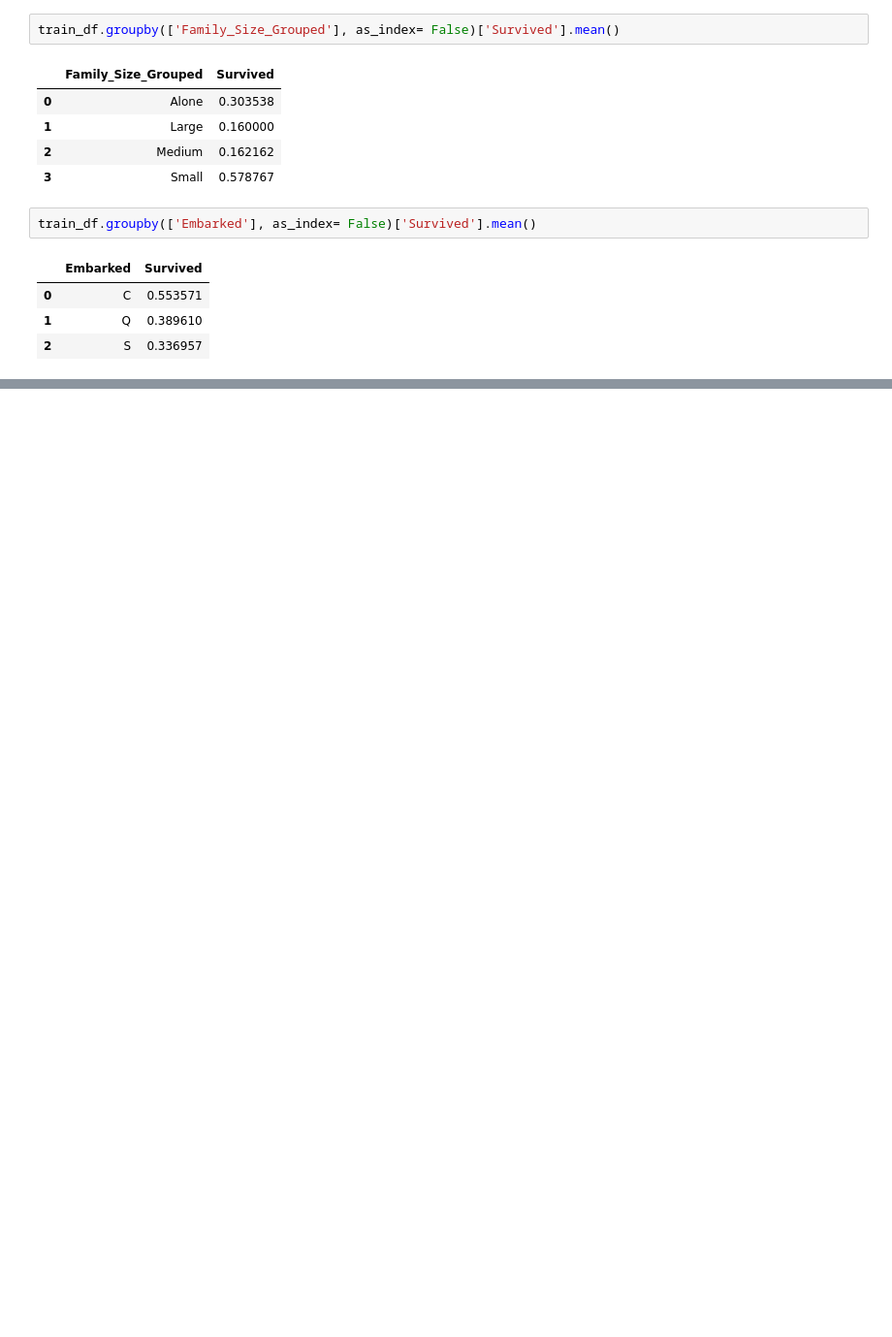
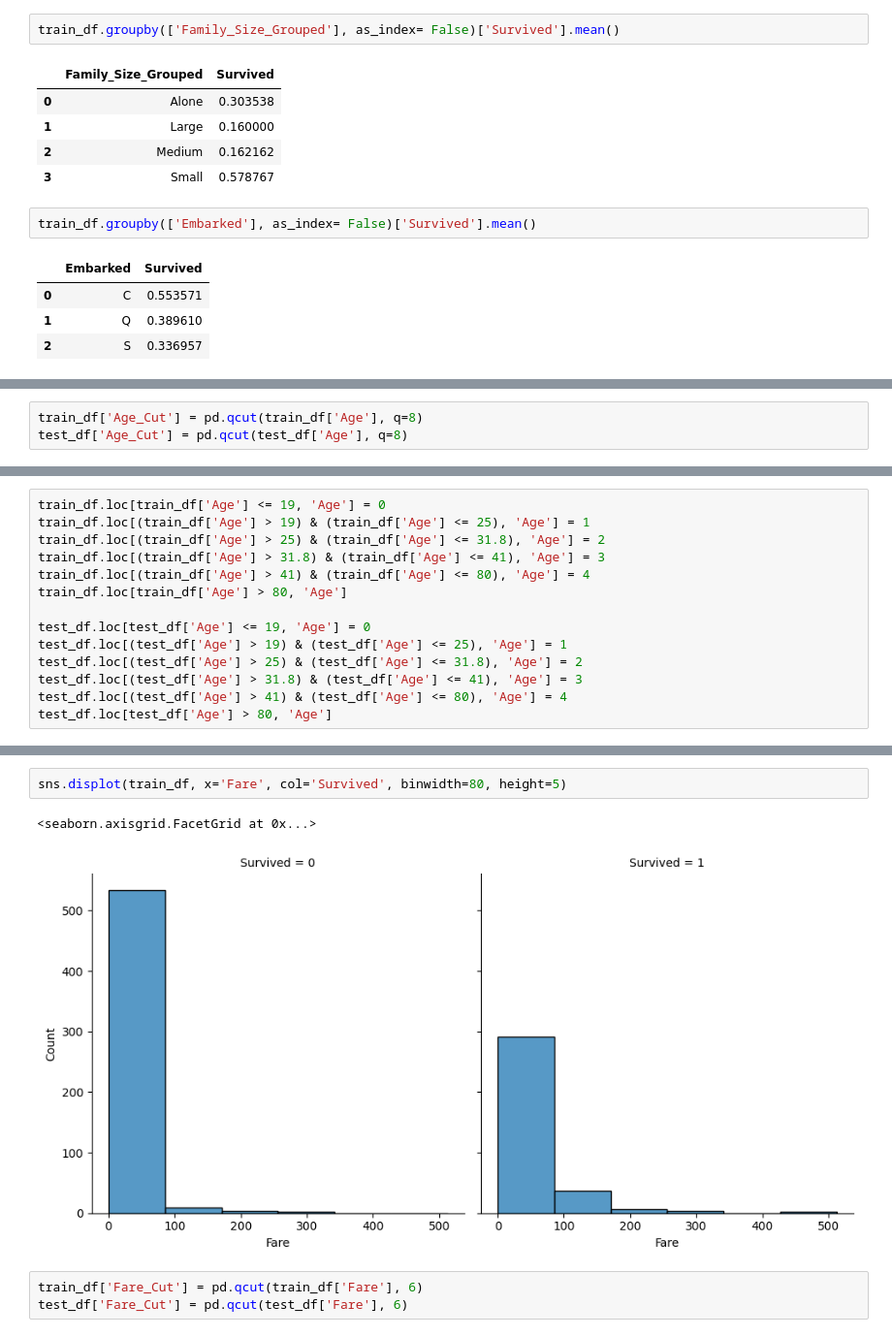
Before and after one commit to vicKituku/titanic-data-project, a Jupyter notebook: titanic.ipynb, the cells around one changed output, grey strips where cells are left out. Shown: that part at 97% size. Cells and saved outputs as stored; diff of their text form; blank space fills up the shorter version.

Commit message:
qcut fare and grouping by title

```diff
--- a/titanic.ipynb
+++ b/titanic.ipynb
@@ -179,3 +162,6 @@ sns.displot(data=train_df, x='Age', col='Survived', binwidth = 10,height = 5, kd
 # %% [output]
 <seaborn.axisgrid.FacetGrid at 0x...>
 [figure]
+# %%
+train_df['Age_Cut'] = pd.qcut(train_df['Age'], q=8)
+test_df['Age_Cut'] = pd.qcut(test_df['Age'], q=8)
@@ -181,0 +180,14 @@ sns.displot(data=train_df, x='Age', col='Survived', binwidth = 10,height = 5, kd
+# %%
+train_df.loc[train_df['Age'] <= 19, 'Age'] = 0
+train_df.loc[(train_df['Age'] > 19) & (train_df['Age'] <= 25), 'Age'] = 1
+train_df.loc[(train_df['Age'] > 25) & (train_df['Age'] <= 31.8), 'Age'] = 2
+train_df.loc[(train_df['Age'] > 31.8) & (train_df['Age'] <= 41), 'Age'] = 3
+train_df.loc[(train_df['Age'] > 41) & (train_df['Age'] <= 80), 'Age'] = 4
+train_df.loc[train_df['Age'] > 80, 'Age']
+
+test_df.loc[test_df['Age'] <= 19, 'Age'] = 0
+test_df.loc[(test_df['Age'] > 19) & (test_df['Age'] <= 25), 'Age'] = 1
+test_df.loc[(test_df['Age'] > 25) & (test_df['Age'] <= 31.8), 'Age'] = 2
+test_df.loc[(test_df['Age'] > 31.8) & (test_df['Age'] <= 41), 'Age'] = 3
+test_df.loc[(test_df['Age'] > 41) & (test_df['Age'] <= 80), 'Age'] = 4
+test_df.loc[test_df['Age'] > 80, 'Age']
@@ -181,0 +205,8 @@ sns.displot(data=train_df, x='Age', col='Survived', binwidth = 10,height = 5, kd
+# %%
+sns.displot(train_df, x='Fare', col='Survived', binwidth=80, height=5)
+# %% [output]
+<seaborn.axisgrid.FacetGrid at 0x...>
+[figure, added]
+# %%
+train_df['Fare_Cut'] = pd.qcut(train_df['Fare'], 6)
+test_df['Fare_Cut'] = pd.qcut(test_df['Fare'], 6)
```
Also changed, not shown: parts of 13 cells of this notebook.
